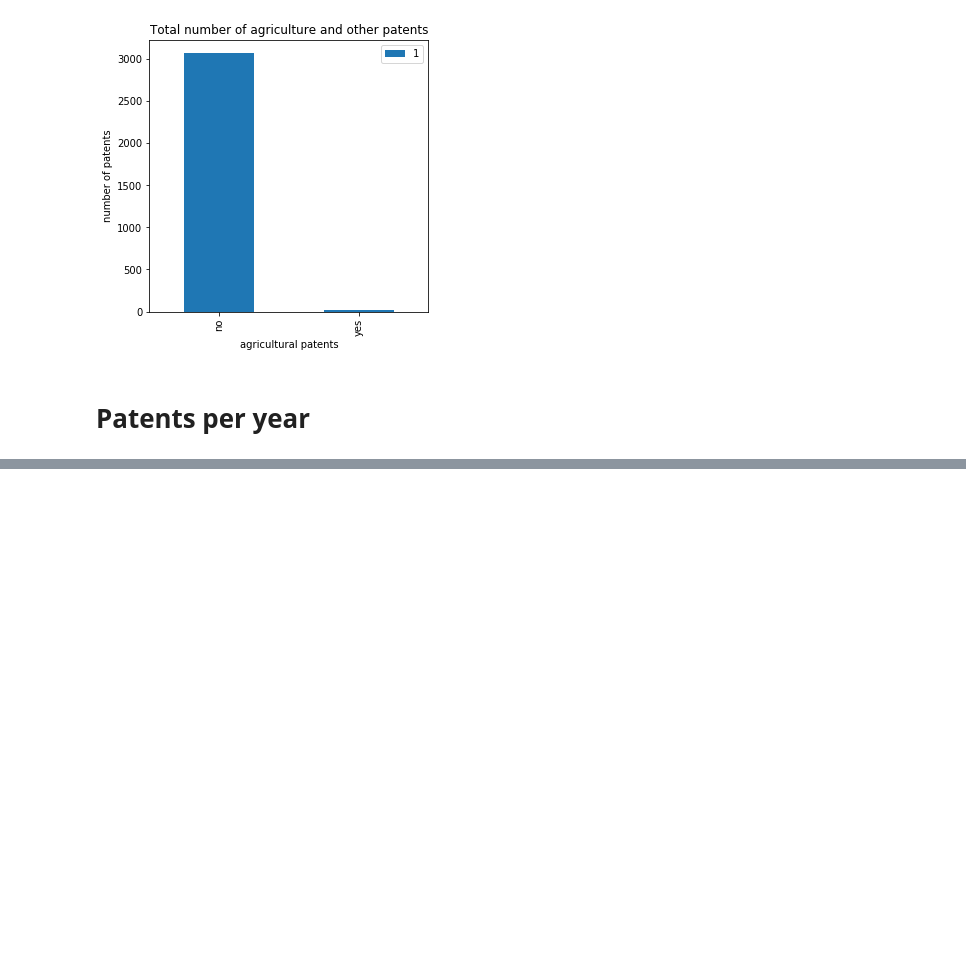
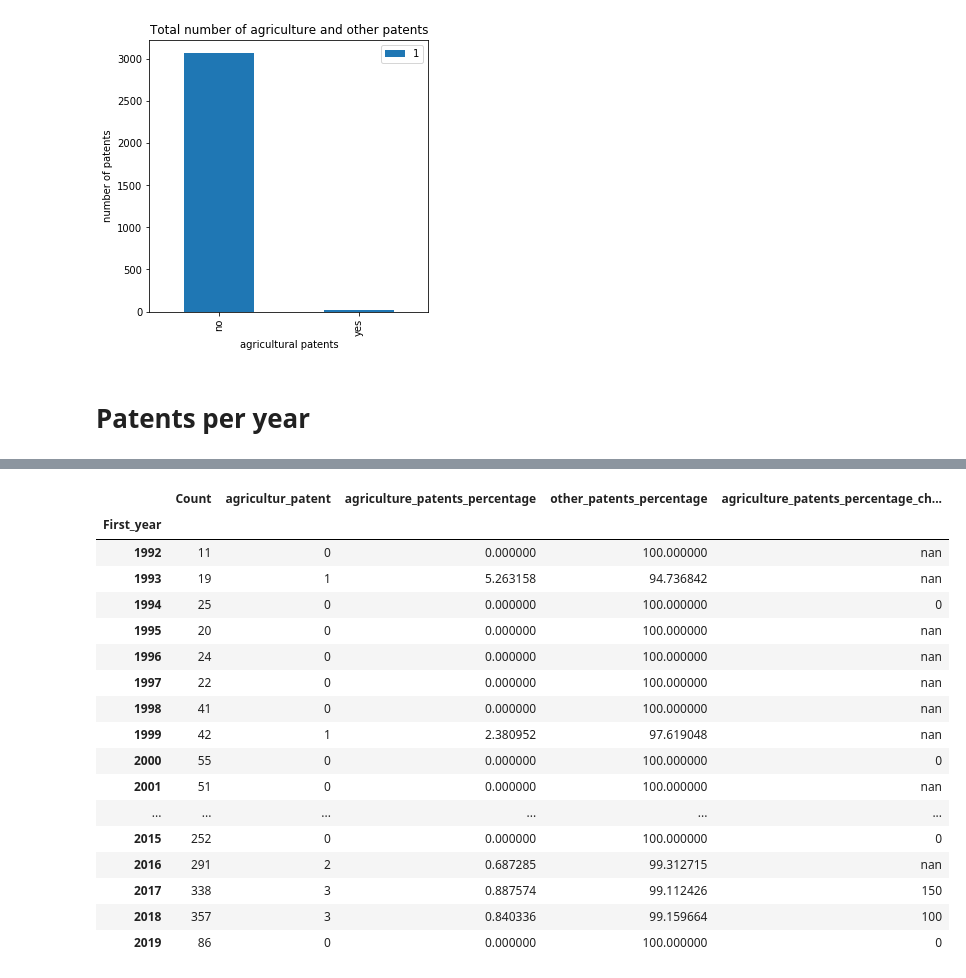
Before and after one commit to pedrohserrano/agritech-policy-data-analysis, a Jupyter notebook: 3) Analysis - Patents.ipynb, the cells around one changed output, grey strips where cells are left out. Cells and saved outputs as stored; diff of their text form; code cells hidden in the pictures; blank space fills up the shorter version.

```diff
--- a/3) Analysis - Patents.ipynb
+++ b/3) Analysis - Patents.ipynb
@@ -189,0 +214,43 @@ plt.savefig('graphics/Patents_total_divided_per_year.png', bbox_inches = "tight"
+# %%
+# aggregate
+Percentage = patents[['First_year', 'Count', 'agricultur_patent']].copy()
+Percentage=Percentage.groupby('First_year').sum() # aggregate the data by country
+Percentage['agriculture_patents_percentage'] = (Percentage['agricultur_patent'] / Percentage ['Count']) * 100
+Percentage['other_patents_percentage'] = 100 - Percentage['agriculture_patents_percentage']
+
+# add percentage change
+AgriPat = Percentage['agricultur_patent'].tolist()
+AgriPat
+agriculture_patents_percentage_change = []
+for x in range(1, len(AgriPat), 1):
+    val_1 = AgriPat[x-1]
+    if val_1 == 0.0: #Check if val_1 is 0.
+        agriculture_patents_percentage_change.append('nan')
+    else:
+        val_2 = AgriPat[x]
+        diff = int(round((float(val_2)/val_1)*100)) # change to float -->round--> int
+        agriculture_patents_percentage_change.append(diff)
+agriculture_patents_percentage_change.insert(0,'nan')
+
+Percentage['agriculture_patents_percentage_change'] = agriculture_patents_percentage_change
+
+Percentage.head(30)
+# %% [output]
+|  | Count | agricultur_patent | agriculture_patents_percentage | other_patents_percentage | agriculture_patents_percentage_ch... |
+| First_year |  |  |  |  |  |
+| 1992 | 11 | 0 | 0.000000 | 100.000000 | nan |
+| 1993 | 19 | 1 | 5.263158 | 94.736842 | nan |
+| 1994 | 25 | 0 | 0.000000 | 100.000000 | 0 |
+| 1995 | 20 | 0 | 0.000000 | 100.000000 | nan |
+| 1996 | 24 | 0 | 0.000000 | 100.000000 | nan |
+| 1997 | 22 | 0 | 0.000000 | 100.000000 | nan |
+| 1998 | 41 | 0 | 0.000000 | 100.000000 | nan |
+| 1999 | 42 | 1 | 2.380952 | 97.619048 | nan |
+| 2000 | 55 | 0 | 0.000000 | 100.000000 | 0 |
+| 2001 | 51 | 0 | 0.000000 | 100.000000 | nan |
+| ... | ... | ... | ... | ... | ... |
+| 2015 | 252 | 0 | 0.000000 | 100.000000 | 0 |
+| 2016 | 291 | 2 | 0.687285 | 99.312715 | nan |
+| 2017 | 338 | 3 | 0.887574 | 99.112426 | 150 |
+| 2018 | 357 | 3 | 0.840336 | 99.159664 | 100 |
+| 2019 | 86 | 0 | 0.000000 | 100.000000 | 0 |
```
Also changed, not shown: parts of 9 cells of this notebook, 9 other files.
